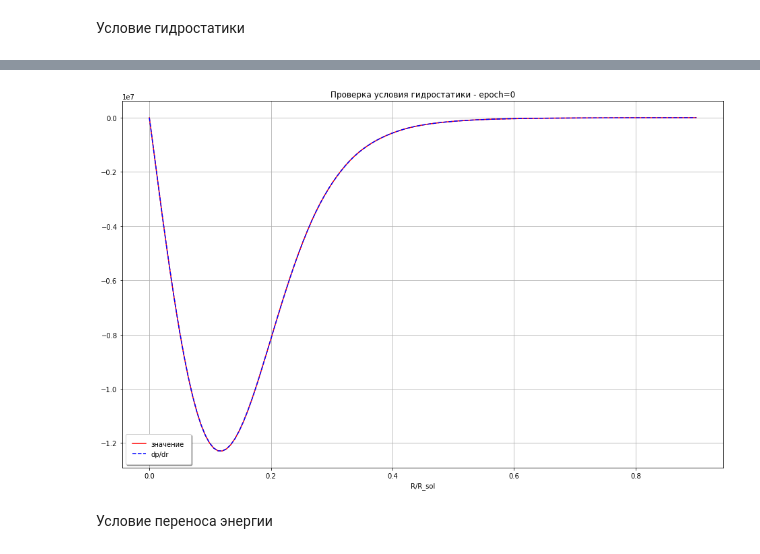
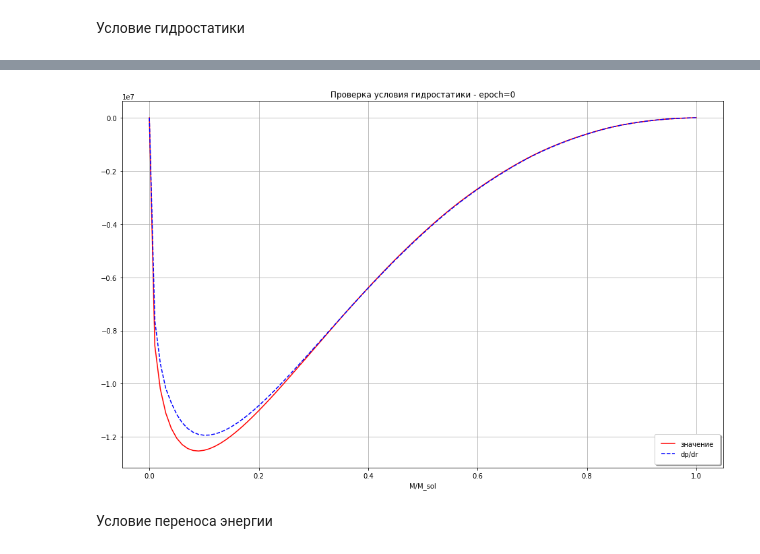
Before and after one commit to boangri/StarModels, a Jupyter notebook: VarModel.ipynb, the cells around one changed output, grey strips where cells are left out. Drawn from its saved outputs; the diff is of its cells as text; code cells hidden in the pictures.

```diff
--- a/VarModel.ipynb
+++ b/VarModel.ipynb
@@ -88,0 +74,17 @@ k1 = np.zeros(dimM)
+# %%
+# Вычисляем величины r,l,p,k,c,v из x,m,d,t
+r[0] = 0.
+l[0] = 0.
+for i in range(1, dimM):
+    r[i] = pow(pow(r[i-1], 3) + 3*(m[i] - m[i-1])/4/pi/d[i-1], 1/3)
+    l[i] = l[i-1] + (m[i] - m[i-1])*ph.Etot(0.5*(d[i]+d[i-1]), 0.5*(t[i]+t[i-1]), x[i], 1 - Z - x[i], Z)
+for i in range(dimM):
+    X = x[i]
+    Y = 1 - Z -X
+    p[i] = ph.Pressure(d[i], t[i], X, Y, Z)
+    k[i] = ph.opacity(d[i], t[i], X, Y, Z)
+    v[i] = 4*ph.m_prot*ph.Etot(d[i], t[i], X, Y, Z)/X/ph.dEpp*ph.year
+# %%
+# Вычисляем новые содержание водорода через 1 млрд лет.
+x1 = x*np.exp(-1e9*v)
+x1
@@ -88,0 +94,2 @@ k1 = np.zeros(dimM)
+# %%
+x = x1
@@ -99,4 +108,4 @@ db = np.zeros(dimM) # несоответствие градиента темпе
 # %%
-for i in range(1, dimM-1, 70):
-    d1[i] = 3/4/pi*(m[i+1] - m[i-1])/(pow(r[i+1], 3) - pow(r[i-1], 3))
-    print(i, d[i], d1[i], pow((d1[i] - d[i])/d[i], 2))
+# for i in range(1, dimM-1):
+#     d1[i] = 3/4/pi*(m[i+1] - m[i-1])/(pow(r[i+1], 3) - pow(r[i-1], 3))
+#     print(i, d[i], d1[i], pow((d1[i] - d[i])/d[i], 2))
@@ -147,20 +120,21 @@ for i in range(1, dimM-1):
 # %%
-r1 = r[::70]/s.R
-a1 = a[::70]
-da1 = da[::70]
+r1 = r[::10]/s.R
+m1 = m[::10]/s.M
+a1 = a[::10]
+da1 = da[::10]
 plt.figure(figsize=(16, 10))
 ax = plt.axes()
-plt.plot(r1, a1, color='red', label='значение')
-plt.plot(r1, da1, '--', color='blue', label='dp/dr')
+plt.plot(m1, a1, color='red', label='значение')
+plt.plot(m1, da1, '--', color='blue', label='dp/dr')
 # plt.xlim(-0.1,0.1)
 # plt.ylim(-0.1, 0.1)
-plt.xlabel('R/R_sol')
+plt.xlabel('M/M_sol')
 plt.ylabel('')
 plt.title('Проверка условия гидростатики - epoch=%d' % epoch)
 ax.grid(b=True, which='both')
 ax.legend(fancybox=True, framealpha=1, shadow=True, borderpad=1);
 # %% [output]
-[figure, old version]
+[figure, new version]
 # %% [markdown]
 Условие переноса энергии
 # %%
```
Also changed, not shown: parts of 20 cells of this notebook.
